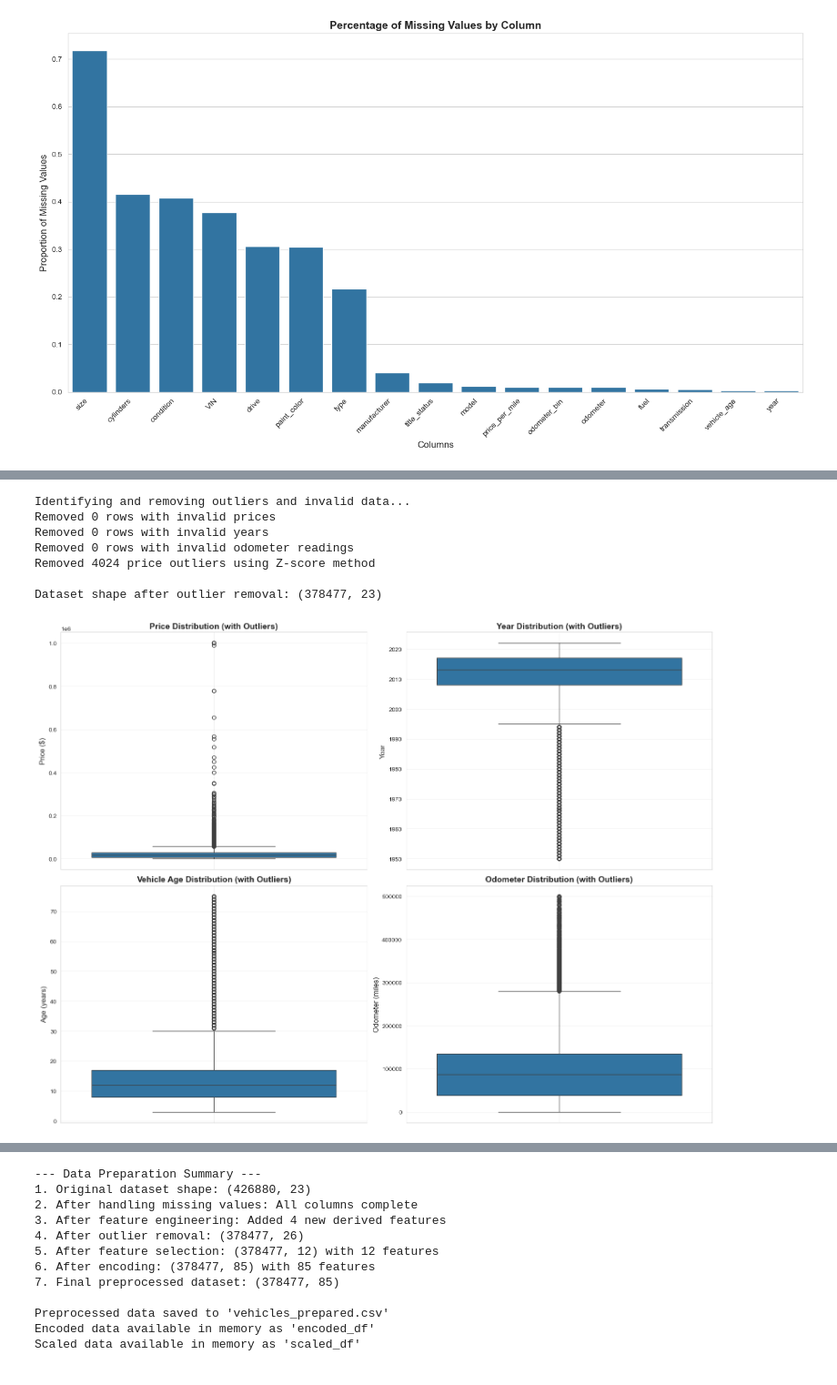
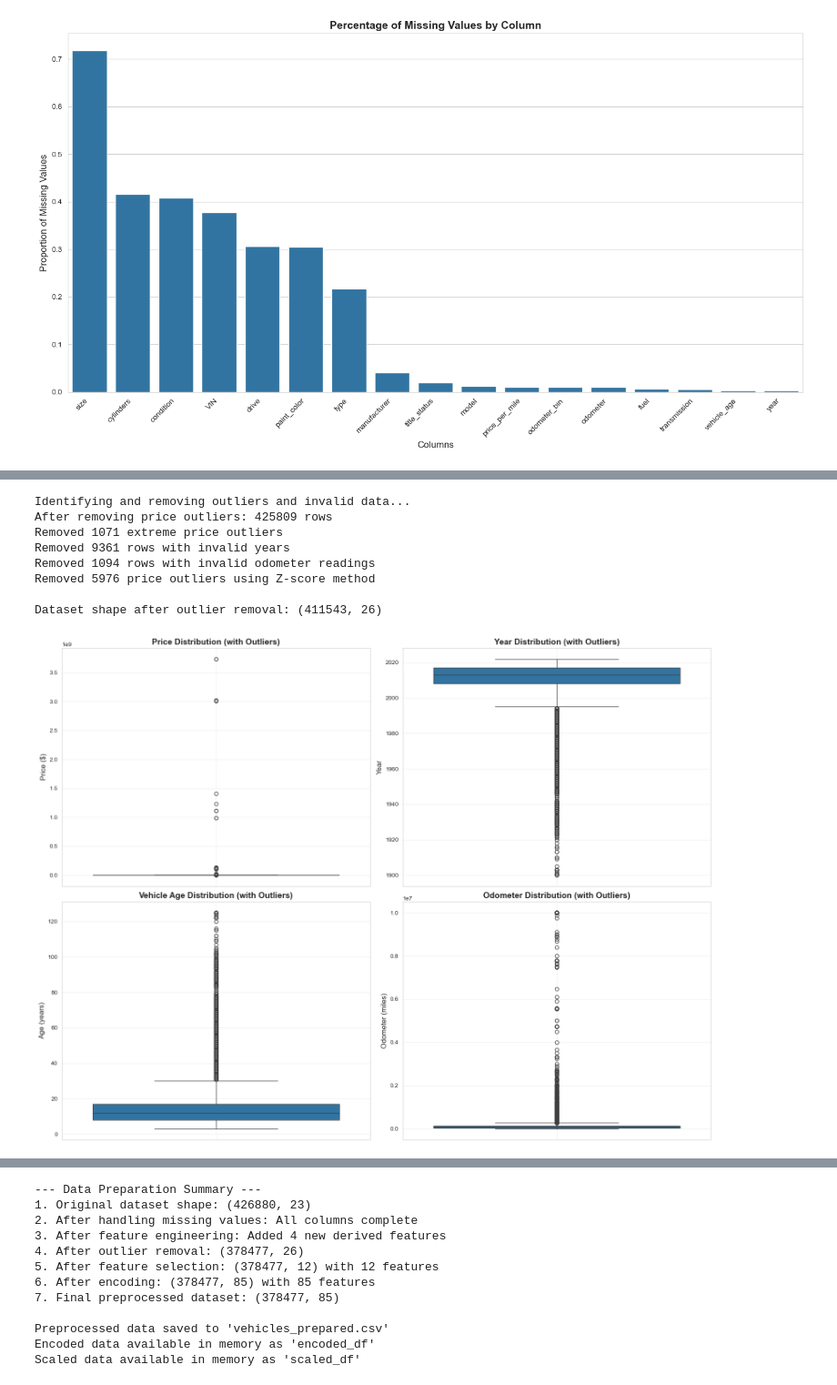
Before and after one commit to msshreyas/used-car-eval, a Jupyter notebook: prompt_II.ipynb, the cells around one changed output, grey strips where cells are left out. Shown at 91% size. Saved outputs shown, nothing was run; the diff lists cells and outputs as text; code cells hidden in the pictures.

```diff
--- a/prompt_II.ipynb
+++ b/prompt_II.ipynb
@@ -639,8 +624,8 @@ Created 'manufacturer_grouped' feature (grouping rare manufacturers)
 # %%
-# -------------------- 5. Remove Outliers and Invalid Data --------------------
+# --------------------  Remove Outliers and Invalid Data --------------------
 print("\nIdentifying and removing outliers and invalid data...")
 
-# First, let's visualize the distribution of key numerical variables to identify outliers
+# visualize the distribution of key numerical variables to identify outliers
 fig, axes = plt.subplots(2, 2, figsize=(16, 12))
 
 # Price boxplot
@@ -668,22 +653,31 @@ axes[1, 1].set_ylabel('Odometer (miles)')
 axes[1, 1].grid(True, alpha=0.3)
 
 plt.tight_layout()
-plt.savefig('outliers_visualization.png')
+
 
 # Save the original row count for comparison
 original_count = len(df_prep)
 
-# Remove invalid values (extreme outliers or logically impossible values)
-# 1. Filter out extreme prices
-price_upper_limit = 1000000  # $1 million seems reasonable upper limit for used cars
-price_lower_limit = 500      # $500 as minimum to exclude potentially erroneous data
-df_prep = df_prep[(df_prep['price'] >= price_lower_limit) & (df_prep['price'] <= price_upper_limit)]
-print(f"Removed {original_count - len(df_prep)} rows with invalid prices")
-original_count = len(df_prep)
+
+
+# 2. Handle outliers in price
+# Calculate IQR for price
+Q1 = df_prep['price'].quantile(0.25)
+Q3 = df_prep['price'].quantile(0.75)
+IQR = Q3 - Q1
+# Define outlier bounds (using a more relaxed boundary for used cars)
+lower_bound = max(0, Q1 - 1.5 * IQR)  # Price cannot be negative
+upper_bound = Q3 + 3 * IQR  # Using 3*IQR for upper bound as car prices can vary widely
+
+# Filter out extreme price outliers
+df_prep = df_prep[(df_prep['price'] >= lower_bound) & (df_prep['price'] <= upper_bound)]
+print(f"After removing price outliers: {df_prep.shape[0]} rows")
+print(f"Removed {df.shape[0] - df_prep.shape[0]} extreme price outliers")
+
 
 # 2. Filter out invalid years
 year_upper_limit = 2025  # Cars from the future are invalid
-year_lower_limit = 1950  # Very old cars might skew the analysis
+year_lower_limit = 1980  # Very old cars might skew the analysis
 df_prep = df_prep[(df_prep['year'] >= year_lower_limit) & (df_prep['year'] <= year_upper_limit)]
 print(f"Removed {original_count - len(df_prep)} rows with invalid years")
 original_count = len(df_prep)
@@ -707,37 +701,38 @@ fig, axes = plt.subplots(2, 2, figsize=(16, 12))
 # Price boxplot after outlier removal
 sns.boxplot(y=df_prep['price'], ax=axes[0, 0])
 axes[0, 0].set_title('Price Distribution (After Outlier Removal)', fontweight='bold')
 axes[0, 0].set_ylabel('Price ($)')
 axes[0, 0].grid(True, alpha=0.3)
 
 # Year boxplot after outlier removal
 sns.boxplot(y=df_prep['year'], ax=axes[0, 1])
 axes[0, 1].set_title('Year Distribution (After Outlier Removal)', fontweight='bold')
 axes[0, 1].set_ylabel('Year')
 axes[0, 1].grid(True, alpha=0.3)
 
 # Vehicle age boxplot after outlier removal
 sns.boxplot(y=df_prep['vehicle_age'], ax=axes[1, 0])
 axes[1, 0].set_title('Vehicle Age Distribution (After Outlier Removal)', fontweight='bold')
 axes[1, 0].set_ylabel('Age (years)')
 axes[1, 0].grid(True, alpha=0.3)
 
 # Odometer boxplot after outlier removal
 sns.boxplot(y=df_prep['odometer'], ax=axes[1, 1])
 axes[1, 1].set_title('Odometer Distribution (After Outlier Removal)', fontweight='bold')
 axes[1, 1].set_ylabel('Odometer (miles)')
 axes[1, 1].grid(True, alpha=0.3)
 
 plt.tight_layout()
-plt.savefig('after_outlier_removal.png')
+
 
 print(f"\nDataset shape after outlier removal: {df_prep.shape}")
 # %% [output]
 Identifying and removing outliers and invalid data...
-Removed 0 rows with invalid prices
-Removed 0 rows with invalid years
-Removed 0 rows with invalid odometer readings
-Removed 4024 price outliers using Z-score method
+After removing price outliers: 425809 rows
+Removed 1071 extreme price outliers
+Removed 9361 rows with invalid years
+Removed 1094 rows with invalid odometer readings
+Removed 5976 price outliers using Z-score method
 
-Dataset shape after outlier removal: (378477, 23)
+Dataset shape after outlier removal: (411543, 26)
-[figure, old version]
+[figure, new version]
```
Also changed, not shown: parts of 22 cells of this notebook.
